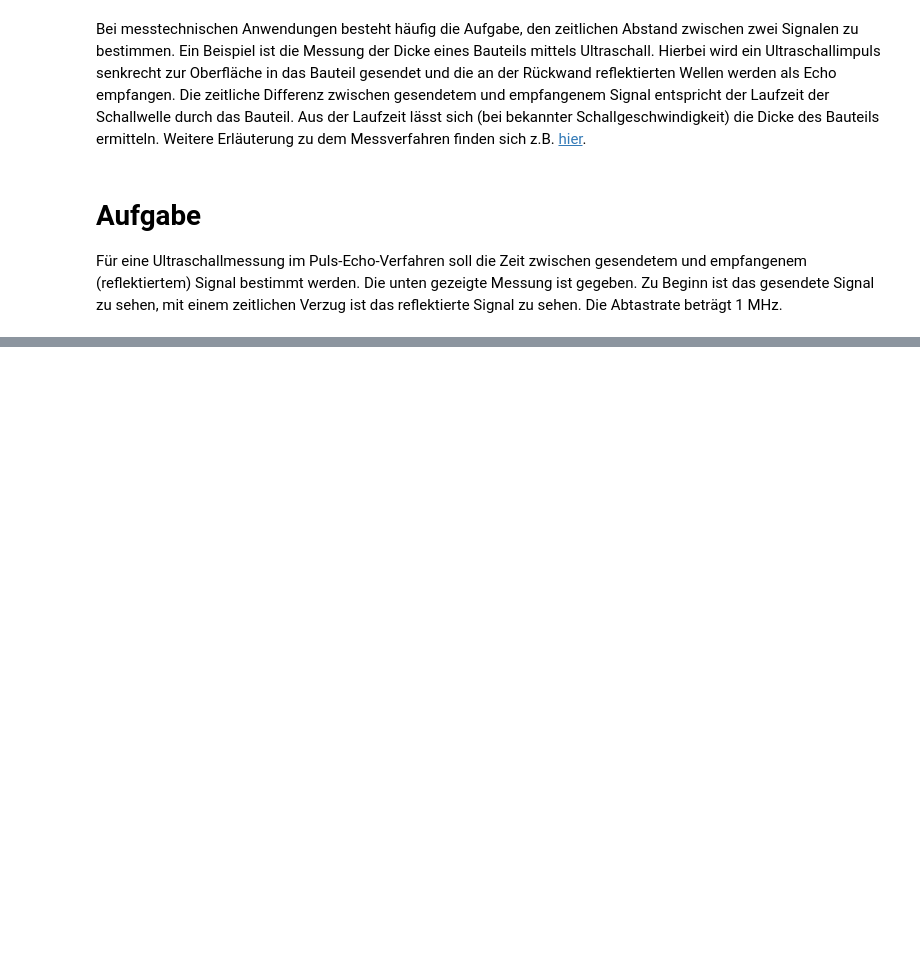
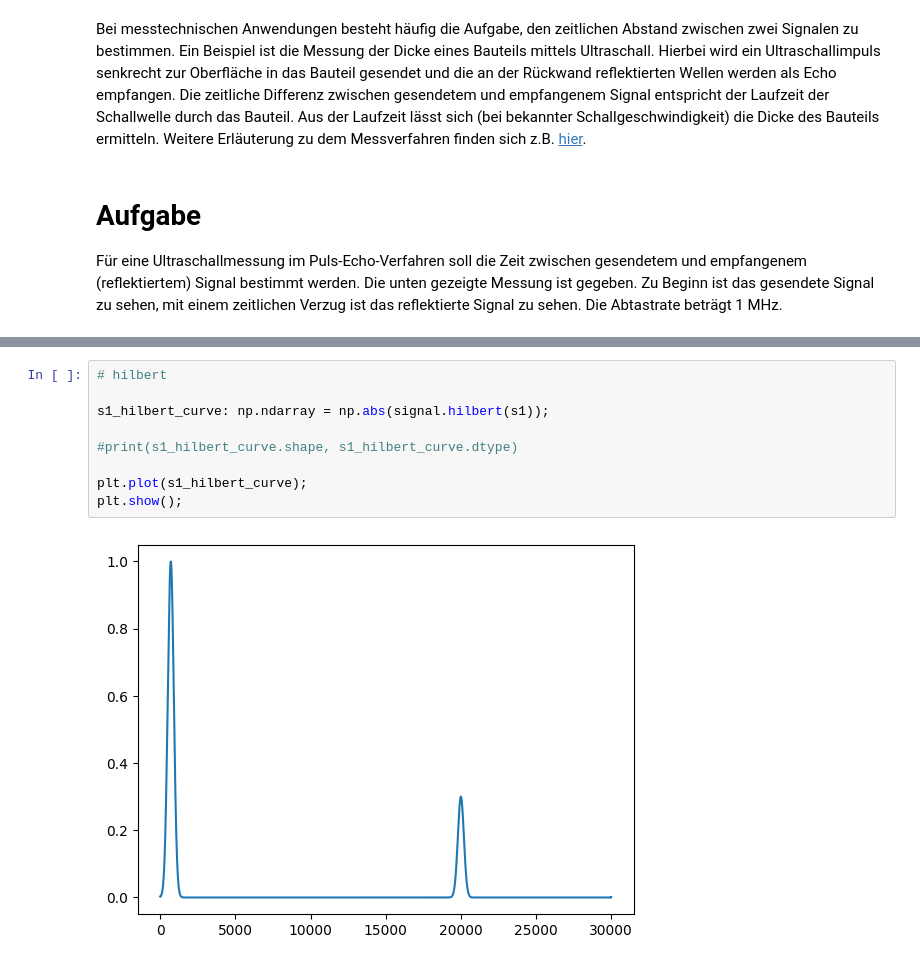
Before and after one commit to Nummer42O/Praktikum_Signalverarbeitung, a Jupyter notebook: P4/SigProc_Praktikum04.ipynb, the cells around one changed output, grey strips where cells are left out. Drawn from its saved outputs; the diff is of its cells as text; blank space fills up the shorter version.

```diff
--- a/P4/SigProc_Praktikum04.ipynb
+++ b/P4/SigProc_Praktikum04.ipynb
@@ -27,0 +72,11 @@ plt.show()
+# %%
+# hilbert
+
+s1_hilbert_curve: np.ndarray = np.abs(signal.hilbert(s1));
+
+#print(s1_hilbert_curve.shape, s1_hilbert_curve.dtype)
+
+plt.plot(s1_hilbert_curve);
+plt.show();
+# %% [output]
+[figure, added]
```
Also changed, not shown: parts of 19 cells of this notebook.
